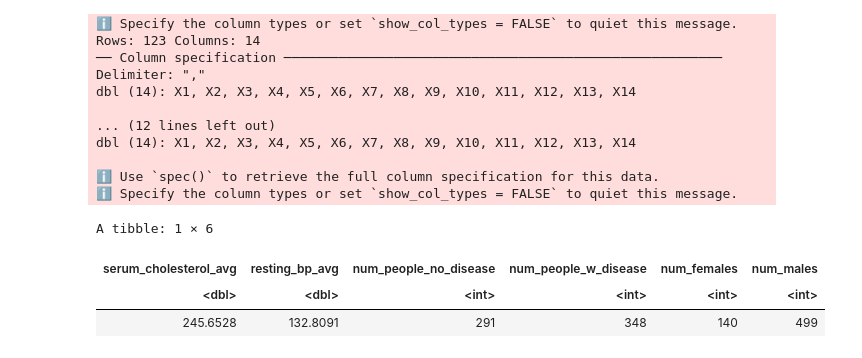
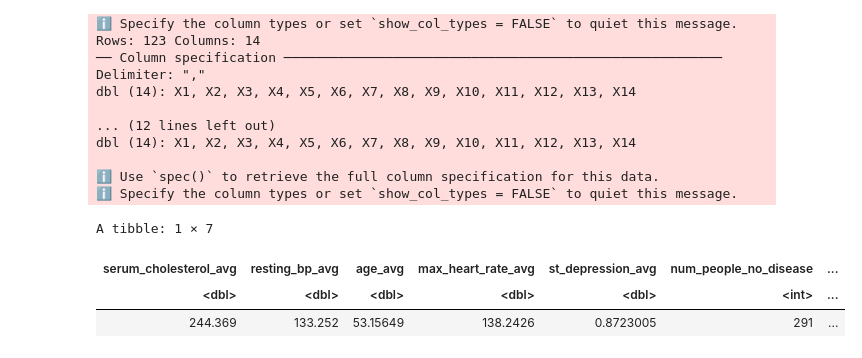
Before and after one commit to Kooriryuu/dsci-100-project-group3, a Jupyter notebook: project_proposal.ipynb, the cells around one changed output. Saved outputs shown, nothing was run; the diff lists cells and outputs as text; code cells hidden in the pictures.

```diff
--- a/project_proposal.ipynb
+++ b/project_proposal.ipynb
@@ -48,14 +30,14 @@ dbl (14): X1, X2, X3, X4, X5, X6, X7, X8, X9, X10, X11, X12, X13, X14
 ℹ Specify the column types or set `show_col_types = FALSE` to quiet this message.
 # %%
 cleveland_select <- cleveland |>
-    select(X1, X2, X5, X4, X8, X10, X14)
+    select(X1, X5, X4, X8, X10, X14)
 switzerland_select <- switzerland |>
-    select(X1, X2, X5, X4, X8, X10, X14)
+    select(X1, X5, X4, X8, X10, X14)
 hungary_select <- hungary |>
-    select(X1, X2, X5, X4, X8, X10, X14)
+    select(X1, X5, X4, X8, X10, X14)
 long_beach_select <- long_beach |>
-    select(X1, X2, X5, X4, X8, X10, X14)
-column_names <- c("age", "sex", "serum_cholesterol", "resting_blood_pressure", "max_heart_rate", "old_peak", "heart_disease_present")
+    select(X1, X5, X4, X8, X10, X14)
+column_names <- c("age", "serum_cholesterol", "resting_blood_pressure", "max_heart_rate", "old_peak", "heart_disease_present")
 colnames(cleveland_select) <- column_names
 colnames(switzerland_select) <- column_names
 colnames(hungary_select) <- column_names
@@ -68,7 +50,9 @@ all_places <- rbind(cleveland_select, switzerland_select) |>
 all_places$heart_disease_present[all_places$heart_disease_present >= 1] <- "Yes"
 all_places$heart_disease_present[all_places$heart_disease_present == 0] <- "No"
 all_places$serum_cholesterol[all_places$serum_cholesterol == 0] <- NA
-all_places_select <- mutate(all_places, sex = as_factor(sex), heart_disease_present = as_factor(heart_disease_present))
+all_places$resting_blood_pressure[all_places$resting_blood_pressure == 0] <- NA
+all_places_select <- mutate(all_places, heart_disease_present = as_factor(heart_disease_present))
+
 all_places_cleaned <- all_places_select |>
     filter(max_heart_rate != "NA") |>
     filter(old_peak != "NA") |>
@@ -82,38 +66,34 @@ places_split <- initial_split(all_places_cleaned, prop = 0.75, strata = heart_di
 places_training <- training(places_split)
 places_testing <- testing(places_split)
 # %%
+#places_training
 avg <-  places_training |>
-    select(serum_cholesterol, resting_blood_pressure) |>
+    select(-heart_disease_present) |>
     map_df(mean, na.rm = TRUE) |>
-    mutate(serum_cholesterol_avg = serum_cholesterol, resting_bp_avg = resting_blood_pressure) |>
-    select(serum_cholesterol_avg, resting_bp_avg)
+    mutate(serum_cholesterol_avg = serum_cholesterol,
+           resting_bp_avg = resting_blood_pressure,
+           age_avg = age,
+           max_heart_rate_avg = max_heart_rate,
+           st_depression_avg = old_peak) |>
+    select(serum_cholesterol_avg, resting_bp_avg, age_avg, max_heart_rate_avg, st_depression_avg)
 
 count0 <- places_training |>
     filter(heart_disease_present == "No") |>
     count() |>
     pull()
 count1 <- places_training |>
     filter(heart_disease_present == "Yes") |>
     count() |>
     pull()
 avg <- avg |>
     mutate(num_people_no_disease = count0) |>
     mutate(num_people_w_disease = count1)
-countM <- places_training |>
-    filter(sex == 1) |>
-    count() |>
-    pull()
-countF <- places_training |>
-    filter(sex == 0) |>
-    count() |>
-    pull()
-avg <- avg |>
-    mutate(num_females = countF, num_males = countM)
+
 #cleveland_training
 avg
 #count
 # %% [output]
-A tibble: 1 × 6
+A tibble: 1 × 7
-| serum_cholesterol_avg | resting_bp_avg | num_people_no_disease | num_people_w_disease | num_females | num_males |
-| <dbl> | <dbl> | <int> | <int> | <int> | <int> |
-| 245.6528 | 132.8091 | 291 | 348 | 140 | 499 |
+| serum_cholesterol_avg | resting_bp_avg | age_avg | max_heart_rate_avg | st_depression_avg | num_people_no_disease | ... |
+| <dbl> | <dbl> | <dbl> | <dbl> | <dbl> | <int> | ... |
+| 244.369 | 133.252 | 53.15649 | 138.2426 | 0.8723005 | 291 | ... |
```
Also changed, not shown: parts of 7 cells of this notebook.
